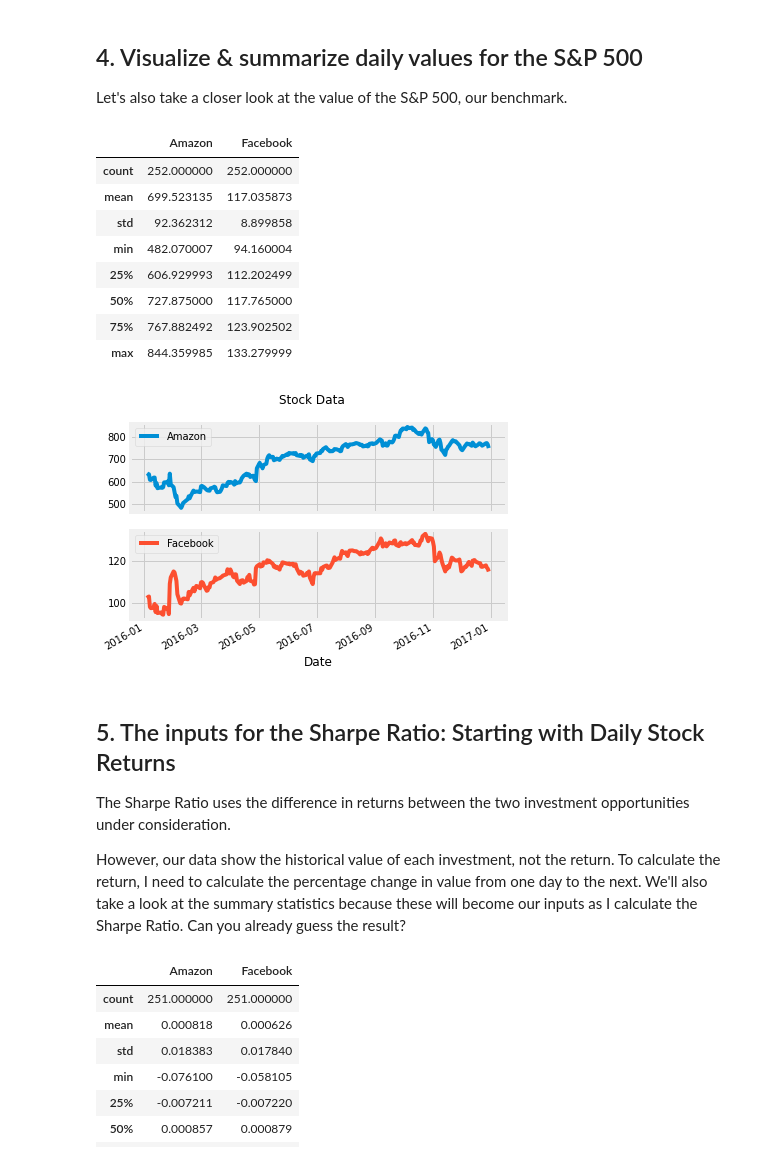
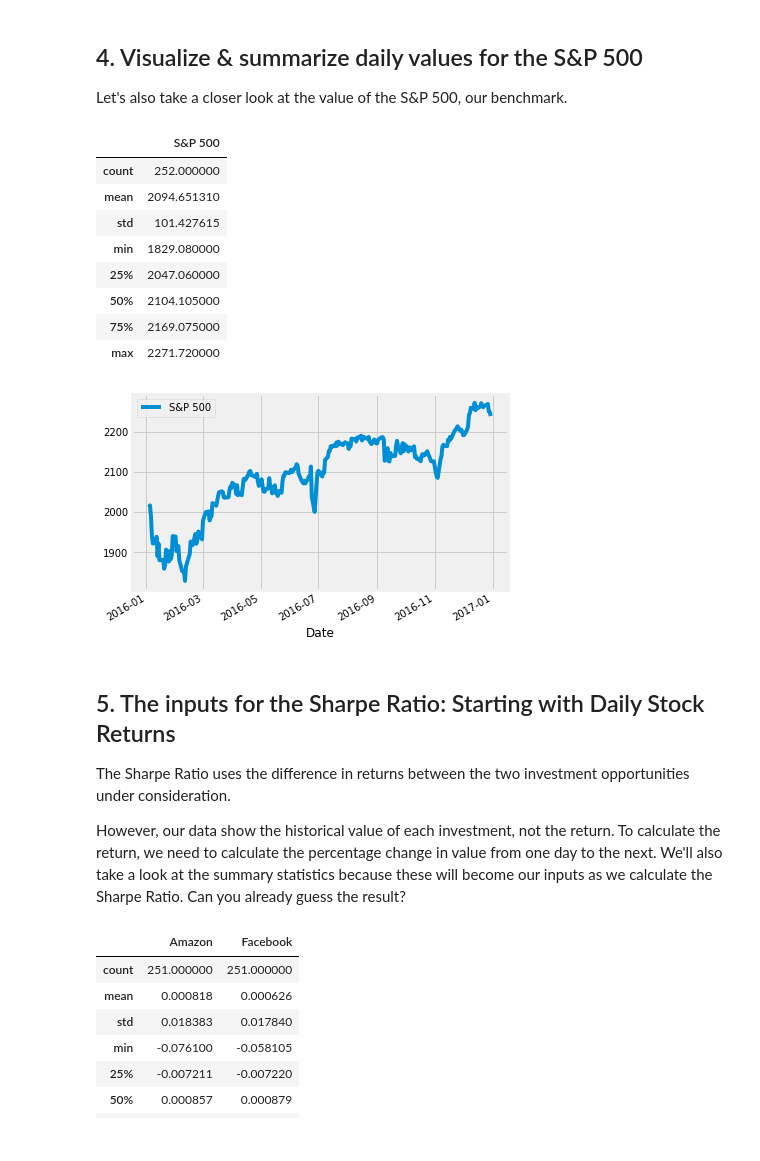
Before and after one commit to TheophilusZhang/Sharp_ratio_Datacamp, a Jupyter notebook: sharp_ratio.ipynb, the cells around one changed output. Saved outputs shown, nothing was run; the diff lists cells and outputs as text; code cells hidden in the pictures.

```diff
--- a/sharp_ratio.ipynb
+++ b/sharp_ratio.ipynb
@@ -82,26 +82,26 @@ stock_data.describe()
 ## 4. Visualize & summarize daily values for the S&P 500
 <p>Let's also take a closer look at the value of the S&amp;P 500, our benchmark.</p>
 # %%
-# visualize the stock_data
-stock_data.plot(title='Stock Data', subplots=True);
+# plot the benchmark_data
+benchmark_data.plot();
 
-# summarize the stock_data
-stock_data.describe()
+# summarize the benchmark_data
+benchmark_data.describe()
 # %% [output]
-|  | Amazon | Facebook |
-| count | 252.000000 | 252.000000 |
-| mean | 699.523135 | 117.035873 |
-| std | 92.362312 | 8.899858 |
-| min | 482.070007 | 94.160004 |
-| 25% | 606.929993 | 112.202499 |
-| 50% | 727.875000 | 117.765000 |
-| 75% | 767.882492 | 123.902502 |
-| max | 844.359985 | 133.279999 |
+|  | S&P 500 |
+| count | 252.000000 |
+| mean | 2094.651310 |
+| std | 101.427615 |
+| min | 1829.080000 |
+| 25% | 2047.060000 |
+| 50% | 2104.105000 |
+| 75% | 2169.075000 |
+| max | 2271.720000 |
-[figure, old version]
+[figure, new version]
 # %% [markdown]
 ## 5. The inputs for the Sharpe Ratio: Starting with Daily Stock Returns
 <p>The Sharpe Ratio uses the difference in returns between the two investment opportunities under consideration.</p>
-<p>However, our data show the historical value of each investment, not the return. To calculate the return, I need to calculate the percentage change in value from one day to the next. We'll also take a look at the summary statistics because these will become our inputs as I calculate the Sharpe Ratio. Can you already guess the result?</p>
+<p>However, our data show the historical value of each investment, not the return. To calculate the return, we need to calculate the percentage change in value from one day to the next. We'll also take a look at the summary statistics because these will become our inputs as we calculate the Sharpe Ratio. Can you already guess the result?</p>
 # %%
 # calculate daily stock_data returns
 stock_returns = stock_data.pct_change()
```
Also changed, not shown: parts of 10 cells of this notebook.
